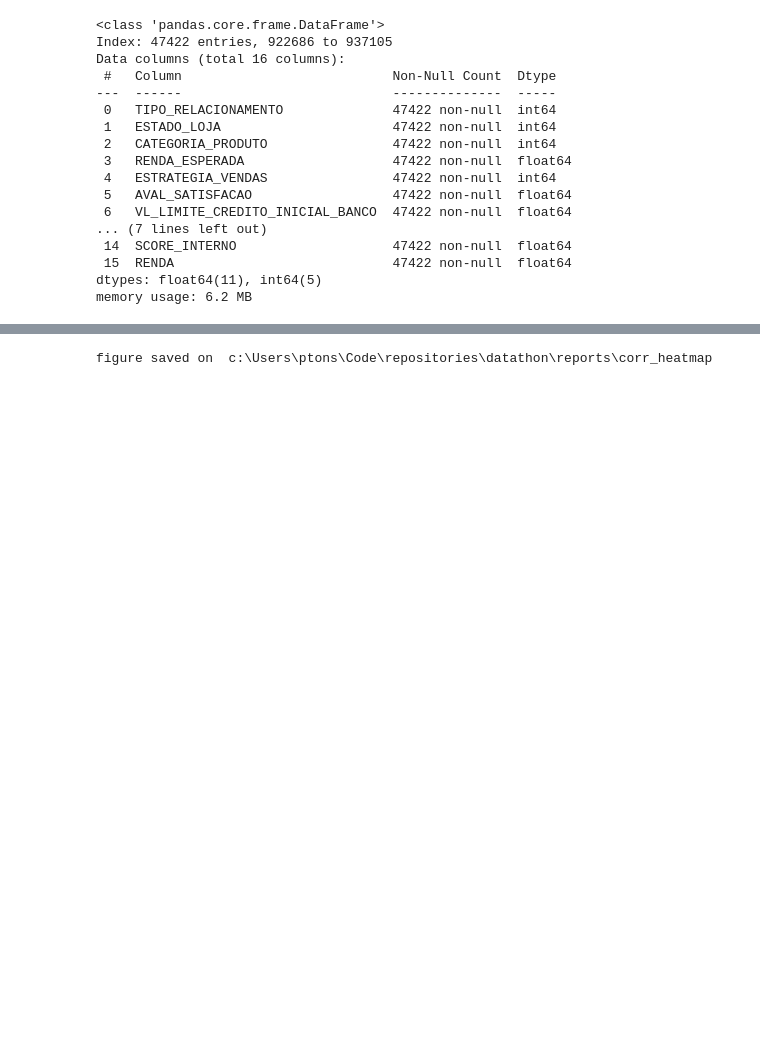
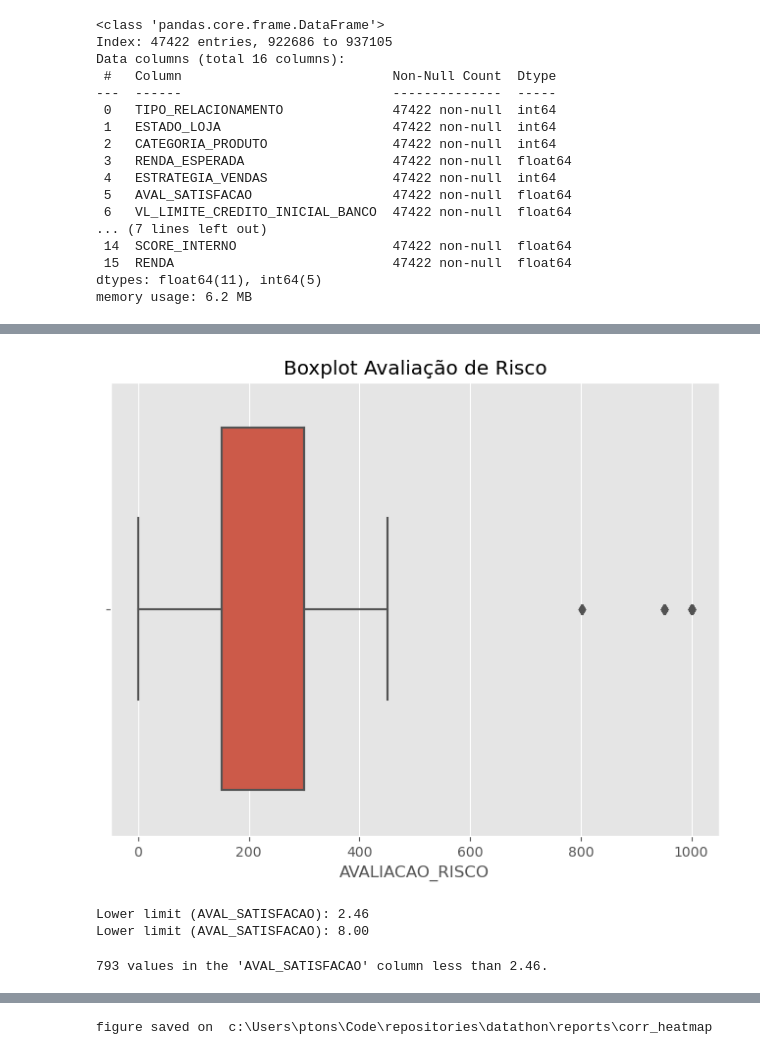
Before and after one commit to ptonso/datathon, a Jupyter notebook: src/01_exploratory.ipynb, the cells around one changed output, grey strips where cells are left out. Cells and saved outputs as stored; diff of their text form; code cells hidden in the pictures; blank space fills up the shorter version.

```diff
--- a/src/01_exploratory.ipynb
+++ b/src/01_exploratory.ipynb
@@ -66,0 +90,24 @@ df.describe()
+# %%
+plot.boxplot((df['AVALIACAO_RISCO']), 'Boxplot Avaliação de Risco', savename=None)
+# %% [output]
+[figure, added]
+# %%
+Q1 = np.percentile(df['AVAL_SATISFACAO'], 25)
+Q3 = np.percentile(df['AVAL_SATISFACAO'], 75)
+
+IQR = Q3 - Q1
+
+inf = Q1 - 1.5 * IQR
+sup = Q1 + 1.5 * IQR
+
+print(f"Lower limit (AVAL_SATISFACAO): {inf:.2f}")
+print(f"Lower limit (AVAL_SATISFACAO): {sup:.2f}")
+# %% [output]
+Lower limit (AVAL_SATISFACAO): 2.46
+Lower limit (AVAL_SATISFACAO): 8.00
+# %%
+lower_outliers_counter = (df['AVAL_SATISFACAO'] < 2.46).sum()
+
+print(f"{lower_outliers_counter} values in the 'AVAL_SATISFACAO' column less than 2.46.")
+# %% [output]
+793 values in the 'AVAL_SATISFACAO' column less than 2.46.
```
Also changed, not shown: parts of 18 cells of this notebook, 8 other files.
